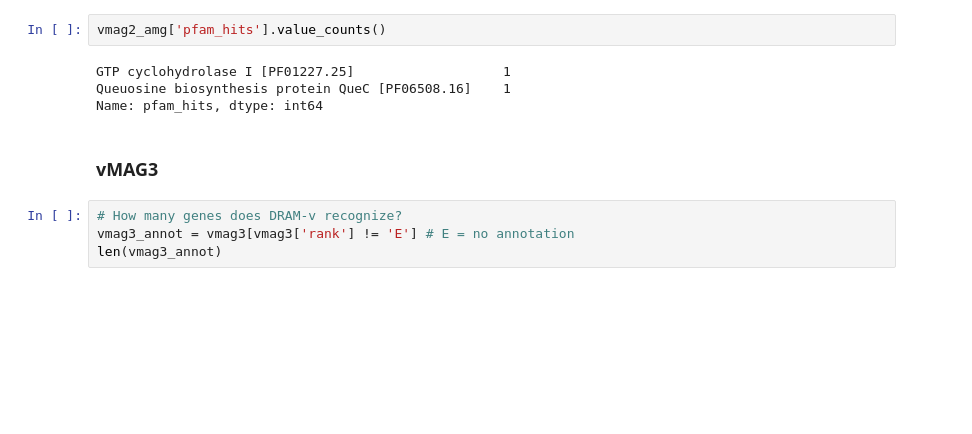
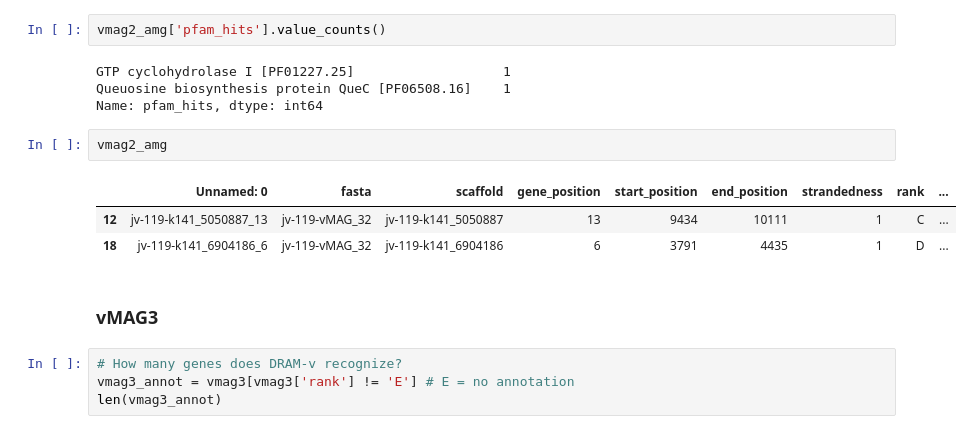
Before and after one commit to mdherring/OMZ_MH_Analysis, a Jupyter notebook: 12_dramv_genome_summaries.ipynb, the cells around one changed output. Saved outputs shown, nothing was run; the diff lists cells and outputs as text; blank space fills up the shorter version.

```diff
--- a/12_dramv_genome_summaries.ipynb
+++ b/12_dramv_genome_summaries.ipynb
@@ -350,6 +401,12 @@ vmag2_amg['pfam_hits'].value_counts()
 GTP cyclohydrolase I [PF01227.25]                   1
 Queuosine biosynthesis protein QueC [PF06508.16]    1
 Name: pfam_hits, dtype: int64
+# %%
+vmag2_amg
+# %% [output]
+|  | Unnamed: 0 | fasta | scaffold | gene_position | start_position | end_position | strandedness | rank | ... |
+| 12 | jv-119-k141_5050887_13 | jv-119-vMAG_32 | jv-119-k141_5050887 | 13 | 9434 | 10111 | 1 | C | ... |
+| 18 | jv-119-k141_6904186_6 | jv-119-vMAG_32 | jv-119-k141_6904186 | 6 | 3791 | 4435 | 1 | D | ... |
 # %% [markdown]
 ### vMAG3
 # %%
```
Also changed, not shown: parts of 7 cells of this notebook.
